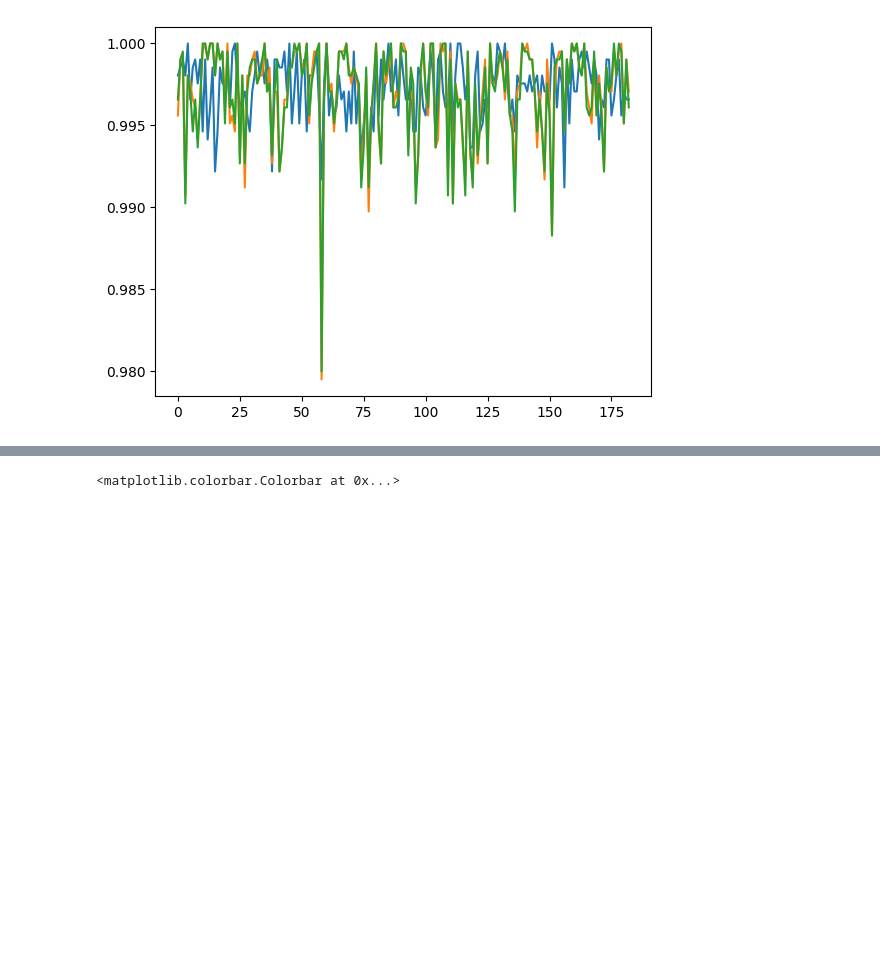
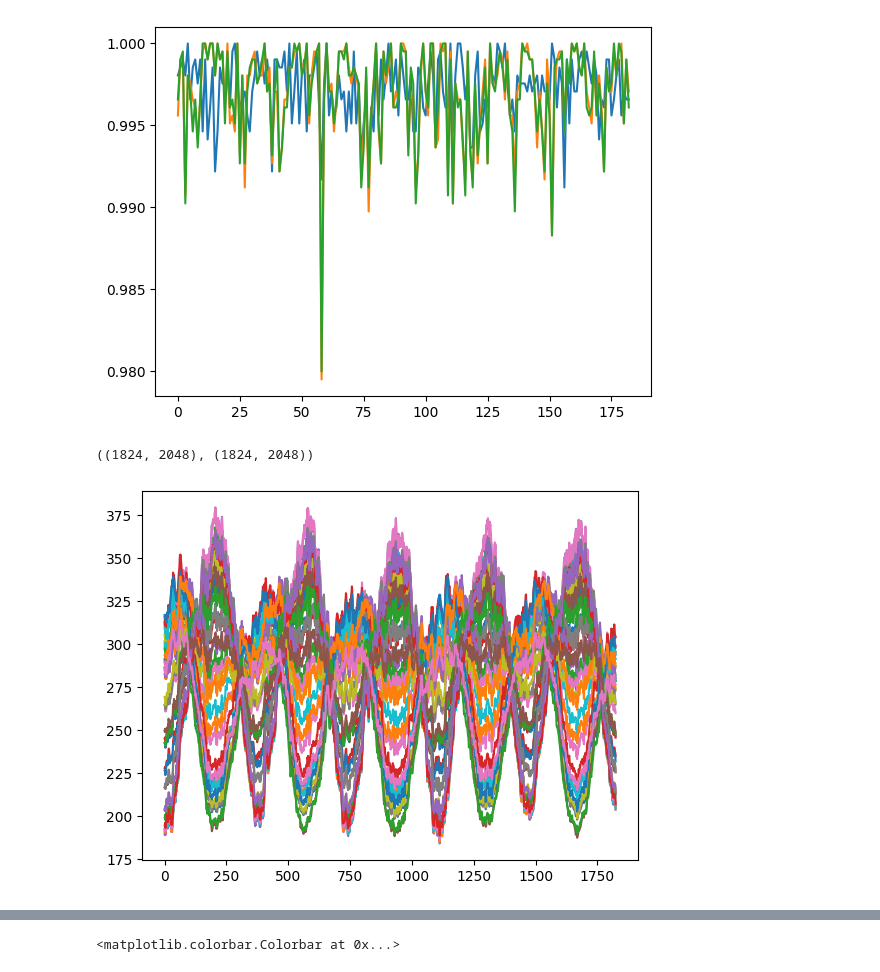
Before and after one commit to trevor-harris/LSCI, a Jupyter notebook: weather/weather_dev.ipynb, the cells around one changed output, grey strips where cells are left out. Drawn from its saved outputs; the diff is of its cells as text; code cells hidden in the pictures; blank space fills up the shorter version.

```diff
--- a/weather/weather_dev.ipynb
+++ b/weather/weather_dev.ipynb
@@ -419,3 +420,21 @@ plt.plot(lsc2_rc)
 # %% [output]
 [<matplotlib.lines.Line2D at 0x...>]
 [figure]
+# %%
+x0 = xval.reshape(-1, lag*nlat*nlon)
+x1 = xtest.reshape(-1, lag*nlat*nlon)
+
+r0 = rval.reshape(-1, lag*nlat*nlon)
+r1 = rtest.reshape(-1, lag*nlat*nlon)
+
+x0.shape, x1.shape
+# %% [output]
+((1824, 2048), (1824, 2048))
+# %%
+xmat = (x0 @ x1[::50].T)/2048
+rmat = (r0 @ r1[::50].T)/2048
+# %%
+plt.plot(xmat)
+plt.show()
+# %% [output]
+[figure, added]
```
Also changed, not shown: parts of 4 cells of this notebook.
